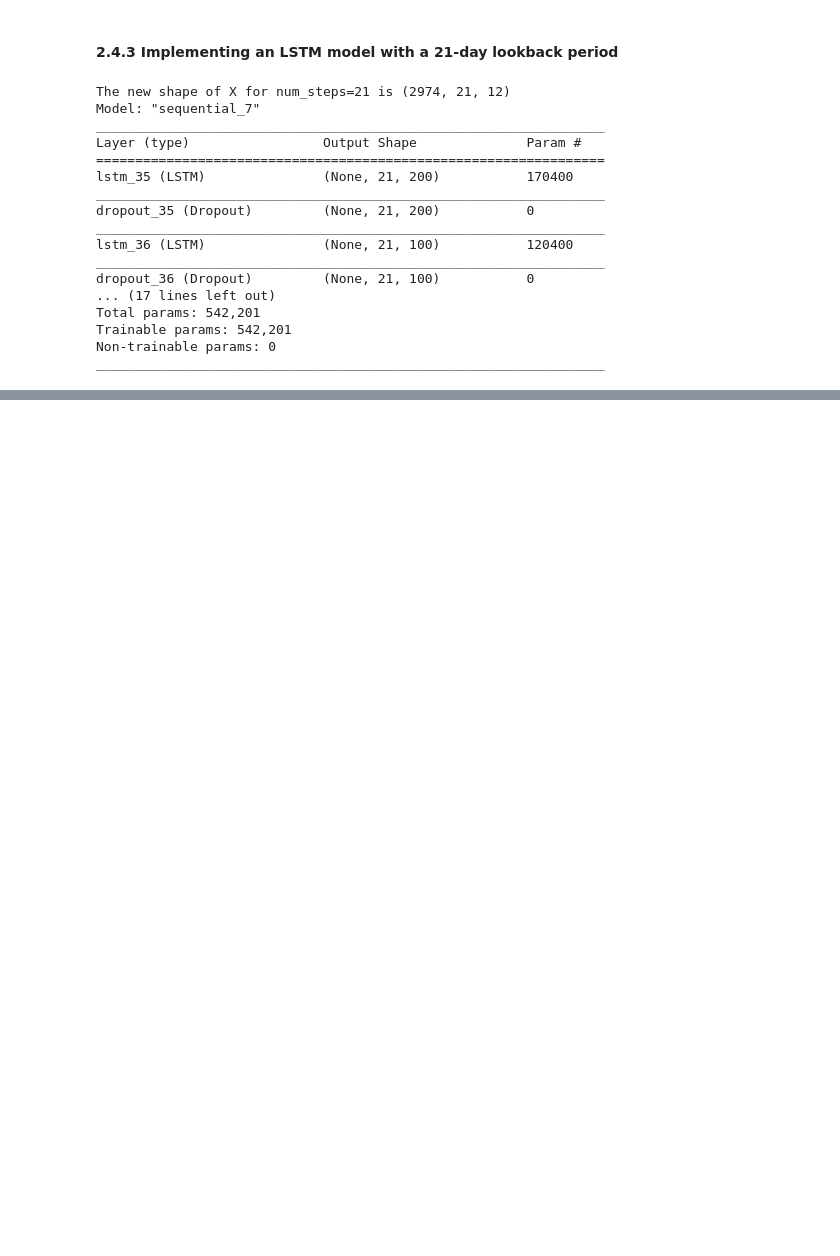
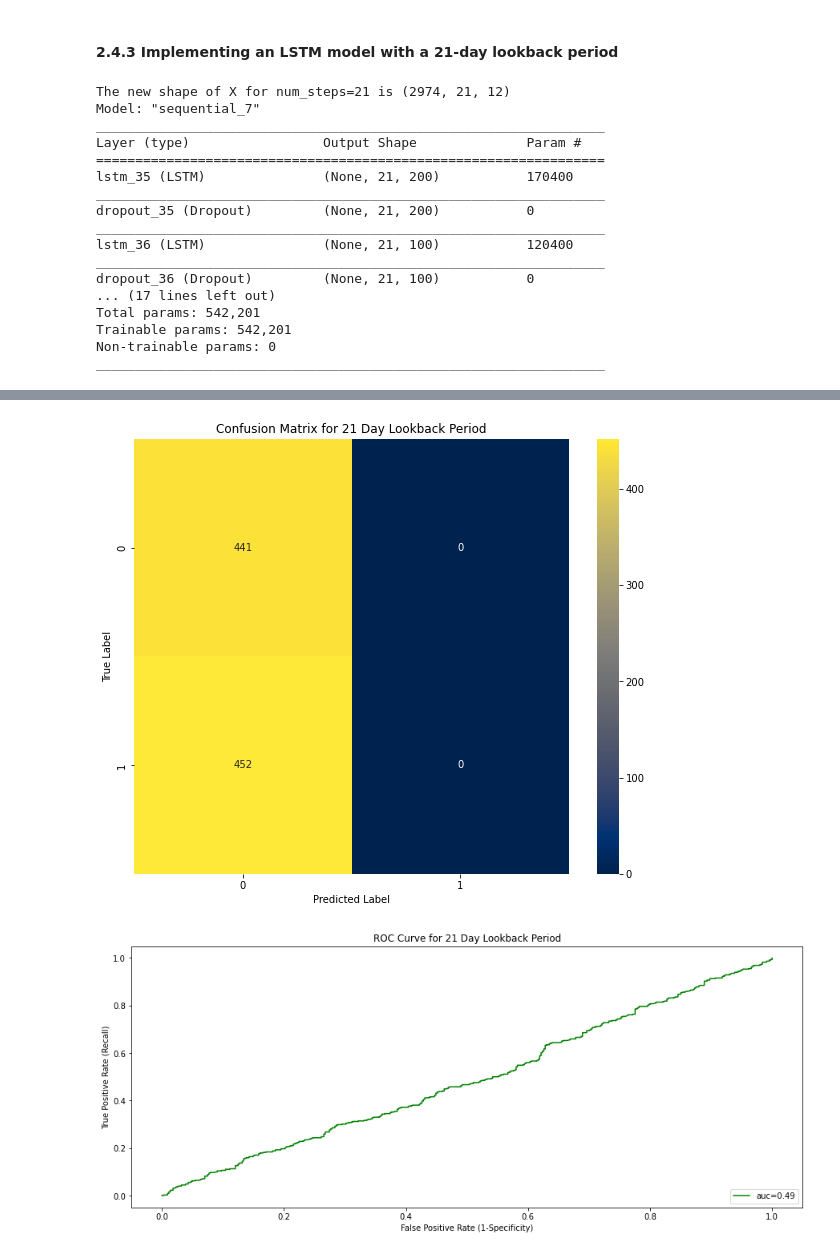
Before and after one commit to fabulouskorex/Capstone-Project, a Jupyter notebook: Deep_Learning_in_Finance.ipynb, the cells around one changed output, grey strips where cells are left out. Cells and saved outputs as stored; diff of their text form; code cells hidden in the pictures; blank space fills up the shorter version.

```diff
--- a/Deep_Learning_in_Finance.ipynb
+++ b/Deep_Learning_in_Finance.ipynb
@@ -1780,0 +1755,23 @@ plt.show()
+# %%
+y_pred21=model21.predict(x_test_21)
+y_pred21 = np.round(y_pred21).astype(int)
+cm_21=confusion_matrix(y_test_21,y_pred21)
+plt.figure(figsize=(10,8))
+sns.heatmap(cm_21,annot=True,fmt='g',xticklabels=[0,1],yticklabels=[0,1],cmap="cividis",square=True)
+plt.xlabel("Predicted Label")
+plt.ylabel("True Label")
+plt.title("Confusion Matrix for 21 Day Lookback Period")
+
+y_prob21=model21.predict(x_test_21)[:,0] # to get probability values of 1
+auc=round(roc_auc_score(y_test_21,y_prob21),2)
+fpr,tpr,_=roc_curve(y_test_21,y_prob21, pos_label=1)
+plt.figure(figsize=(15,6))
+plt.plot(fpr,tpr,label="auc="+str(auc), color='green')
+plt.legend(loc="lower right")
+plt.title("ROC Curve for 21 Day Lookback Period")
+plt.xlabel("False Positive Rate (1-Specificity)")
+plt.ylabel("True Positive Rate (Recall)")
+plt.show()
+# %% [output]
+[figure, added]
+[figure, added]
```
Also changed, not shown: parts of 43 cells of this notebook.
